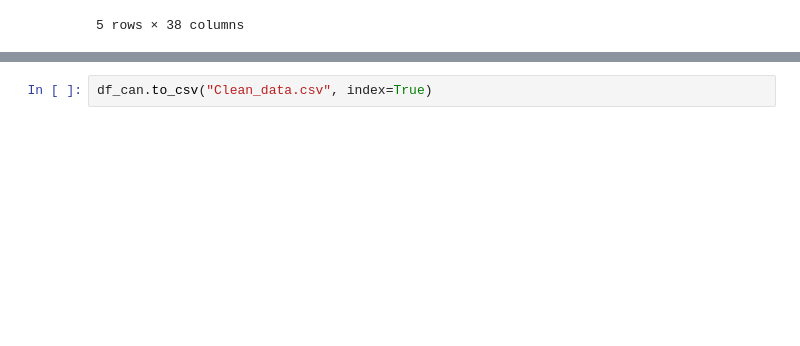
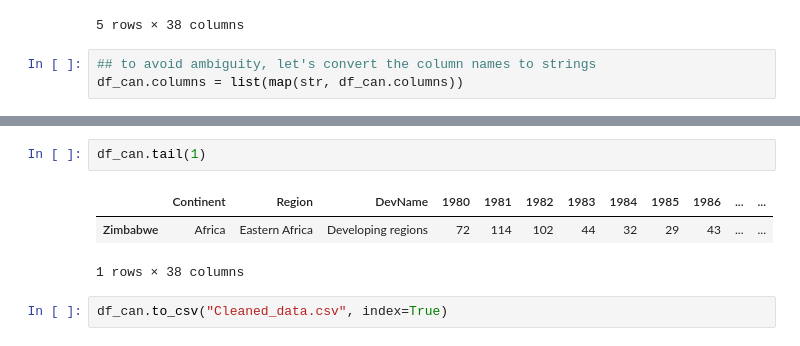
Before and after one commit to kenyyode/Practice-Visualization, a Jupyter notebook: Canadian immigration.ipynb, the cells around one changed output, grey strips where cells are left out. Drawn from its saved outputs; the diff is of its cells as text; blank space fills up the shorter version.

```diff
--- a/Canadian immigration.ipynb
+++ b/Canadian immigration.ipynb
@@ -139,3 +139,6 @@ df_can.head(5)
 | American Samoa | Oceania | Polynesia | Developing regions | 0 | 1 | 0 | 0 | 0 | 0 | 0 | ... | ... |
 | Andorra | Europe | Southern Europe | Developed regions | 0 | 0 | 0 | 0 | 0 | 0 | 2 | ... | ... |
 5 rows × 38 columns
+# %%
+## to avoid ambiguity, let's convert the column names to strings
+df_can.columns = list(map(str, df_can.columns))
@@ -142,2 +153,8 @@ df_can.head(5)
+# %%
+df_can.tail(1)
+# %% [output]
+|  | Continent | Region | DevName | 1980 | 1981 | 1982 | 1983 | 1984 | 1985 | 1986 | ... | ... |
+| Zimbabwe | Africa | Eastern Africa | Developing regions | 72 | 114 | 102 | 44 | 32 | 29 | 43 | ... | ... |
+1 rows × 38 columns
 # %%
-df_can.to_csv("Clean_data.csv", index=True)
+df_can.to_csv("Cleaned_data.csv", index=True)
```
Also changed, not shown: parts of 1 cell of this notebook, 2 other files.
